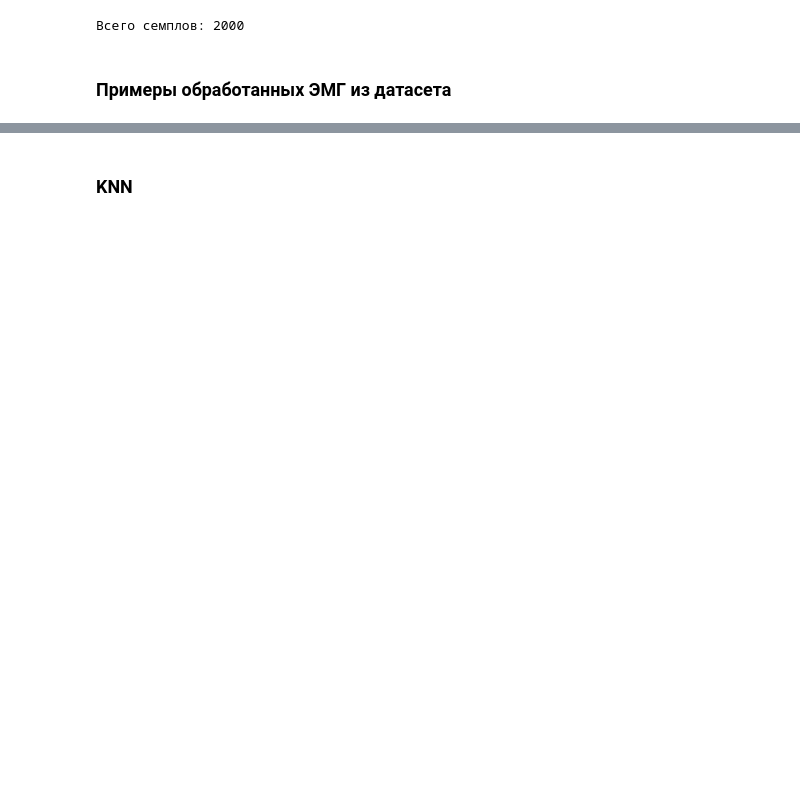
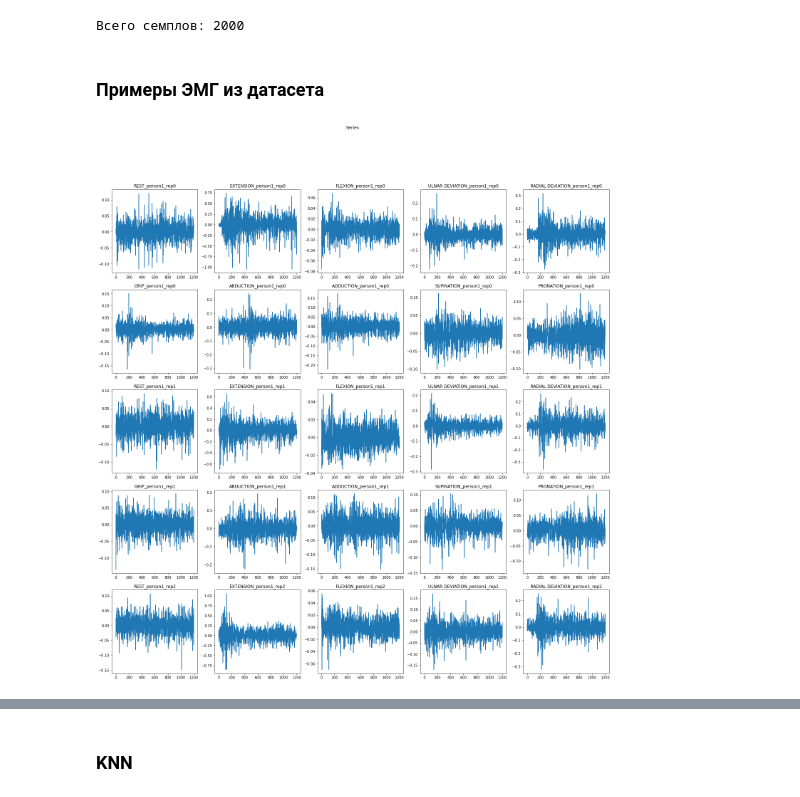
Before and after one commit to zugzvangg/SPC, a Jupyter notebook: stats/biosignals/ts_clustering.ipynb, the cells around one changed output, grey strips where cells are left out. Saved outputs shown, nothing was run; the diff lists cells and outputs as text; code cells hidden in the pictures; blank space fills up the shorter version.

```diff
--- a/stats/biosignals/ts_clustering.ipynb
+++ b/stats/biosignals/ts_clustering.ipynb
@@ -108,4 +108,18 @@ print("Всего семплов:", len(namesofMySeries))
 # %% [output]
 Всего семплов: 2000
 # %% [markdown]
-### Примеры обработанных ЭМГ из датасета
+### Примеры ЭМГ из датасета
+# %%
+fig, axs = plt.subplots(5,5,figsize=(25,25))
+fig.suptitle('Series')
+for i in range(5):
+    for j in range(5):
+        if i*5+j+1>len(mySeries):
+            continue
+        axs[i, j].plot(mySeries[i*5+j])
+        axs[i, j].set_title(namesofMySeries[i*5+j])
+plt.show()
+
+# очень шумные, даже если брать linspace точек
+# %% [output]
+[figure, added]
```
Also changed, not shown: parts of 13 cells of this notebook.
